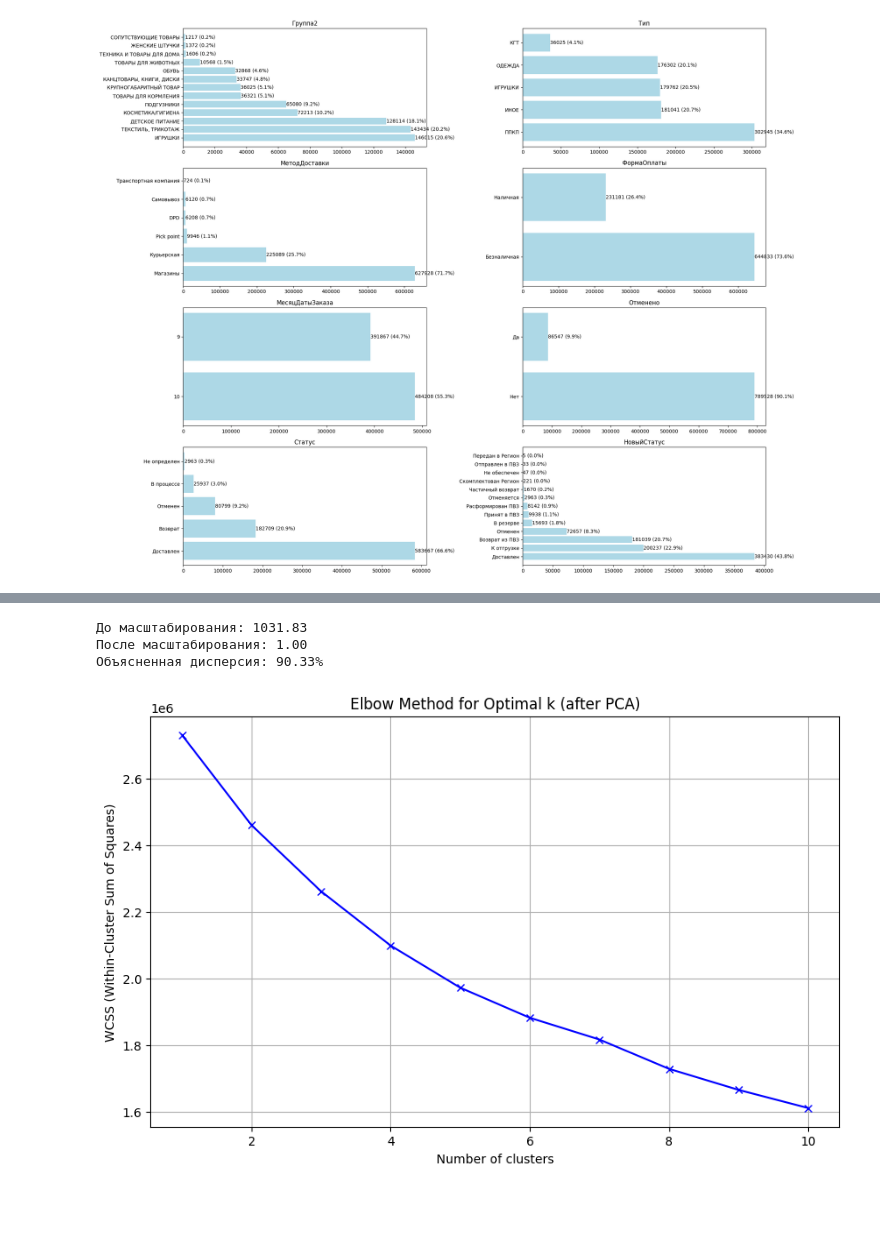
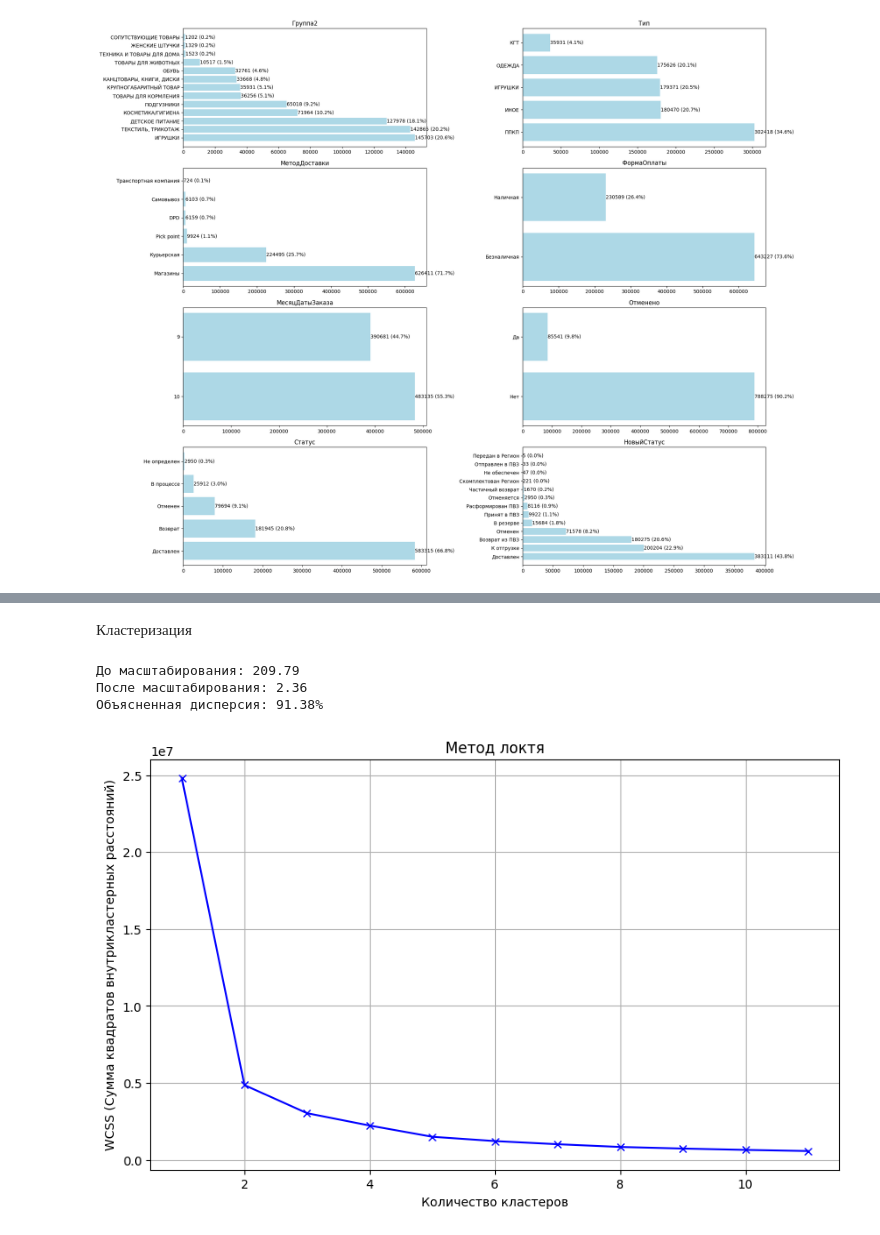
Before and after one commit to DaniilDyundik/Analytics_ML, a Jupyter notebook: Analytics_ВКР.ipynb, the cells around one changed output, grey strips where cells are left out. Cells and saved outputs as stored; diff of their text form; code cells hidden in the pictures; blank space fills up the shorter version.

```diff
--- a/Analytics_ВКР.ipynb
+++ b/Analytics_ВКР.ipynb
@@ -1296,7 +1755,21 @@ for pair in high_corr_pairs:
 # %%
-df_clients = df_clients.drop(columns=['Количество_продано'])
+df_clients = df_clients.drop(columns=['Количество_заказов_все'])
+
+df_clients = df_clients.drop(columns=['Количество_товаров_все'])
+
+df_clients = df_clients.drop(columns=['Общая_маржа'])
+
+df_clients = df_clients.drop(columns=['Средняя_маржа'])
+
+df_clients = df_clients.drop(columns=['Процент_выкупа_заказов_%'])
 
 df_clients = df_clients.drop(columns=['Товаров_на_заказ'])
+
+#df_clients = df_clients.drop(columns=['Размер_скидки'])
+# %%
+df_clients = df_clients.drop(columns=['Доля_товаров_со_скидкой'])
+# %%
+df_clients = df_clients.drop(columns=['Общая_выручка'])
 # %%
 print(df_clients.dtypes.value_counts())
 print(f"Все колонки: {df_clients.columns.tolist()}")
@@ -1325,12 +1831,14 @@ from sklearn import preprocessing
 from sklearn.cluster import KMeans #DBSCAN, AgglomerativeClustering, MeanShift, MiniBatchKMeans, OPTICS
 from sklearn.metrics import silhouette_score
 from scipy.spatial.distance import cdist
+# %% [markdown]
+$Кластеризация$
 # %%
-from sklearn.preprocessing import StandardScaler
+from sklearn.preprocessing import RobustScaler
 from sklearn.decomposition import PCA
 
 # 1. Масштабируем данные (ОБЯЗАТЕЛЬНЫЙ ШАГ!)
-scaler = StandardScaler()
+scaler = RobustScaler()
 X_scaled = scaler.fit_transform(df_clients)
 
 # 2. Теперь применяем PCA к масштабированным данным
@@ -1341,29 +1849,29 @@ print(f"До масштабирования: {df_clients.std(axis=0).mean():.2f}
 print(f"После масштабирования: {X_scaled.std(axis=0).mean():.2f}")  # должно быть ~1
 print(f"Объясненная дисперсия: {pca.explained_variance_ratio_.cumsum()[-1]:.2%}")
 # %% [output]
-До масштабирования: 1031.83
-После масштабирования: 1.00
-Объясненная дисперсия: 90.33%
+До масштабирования: 209.79
+После масштабирования: 2.36
+Объясненная дисперсия: 91.38%
 # %%
-# k means determine k
+# Определение оптимального количества кластеров методом локтя
 distortions = []
-K = range(1, 11)
+K = range(1, 12)
 
 for k in K:
     kmeanModel = KMeans(n_clusters=k, max_iter=300, n_init=10, random_state=0)
     kmeanModel.fit(X_pca)
     distortions.append(kmeanModel.inertia_)
 
 # Визуализация
 plt.figure(figsize=(10, 6))
 plt.plot(K, distortions, 'bx-')
-plt.xlabel('Number of clusters')
-plt.ylabel('WCSS (Within-Cluster Sum of Squares)')
-plt.title('Elbow Method for Optimal k (after PCA)')
+plt.xlabel('Количество кластеров')
+plt.ylabel('WCSS (Сумма квадратов внутрикластерных расстояний)')
+plt.title('Метод локтя')
 plt.grid(True)
 plt.show()
 # %% [output]
-[figure, old version]
+[figure, new version]
 # %%
 import numpy as np
 import matplotlib.pyplot as plt
```
Also changed, not shown: parts of 102 cells of this notebook.
